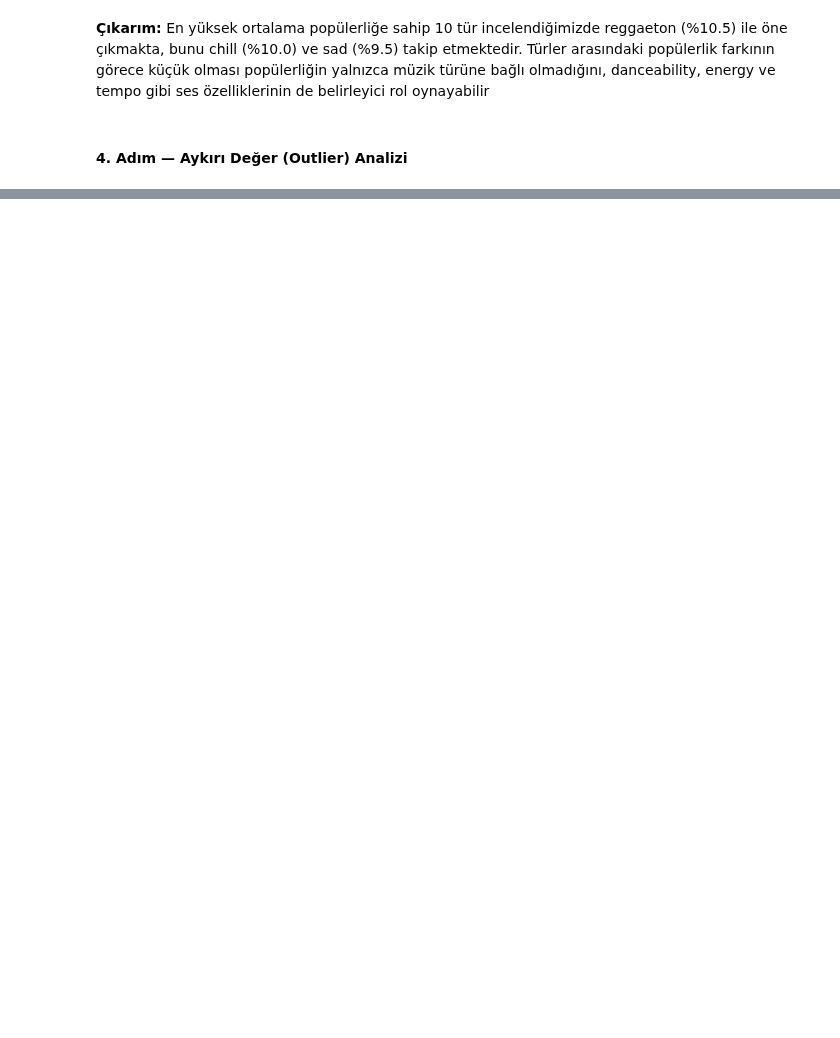
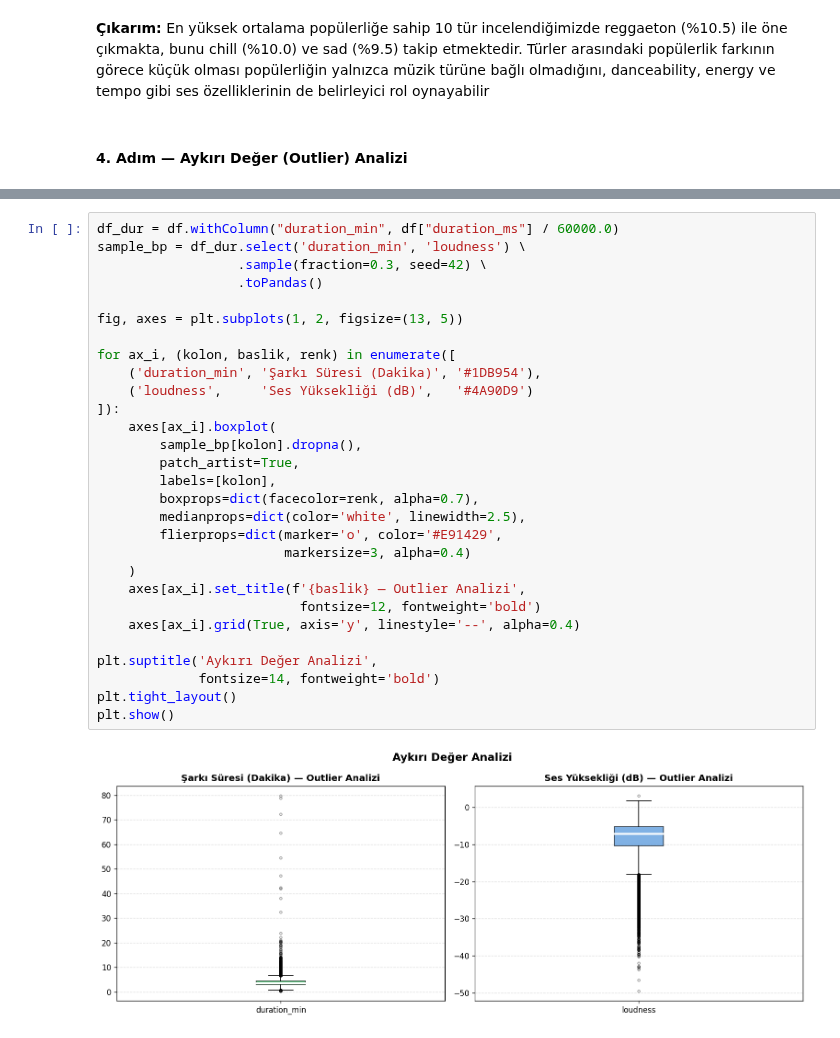
Before and after one commit to ceylinatli/spotify-bigdata-project, a Jupyter notebook: spark/notebooks/adim4_eda.ipynb, the cells around one changed output, grey strips where cells are left out. Cells and saved outputs as stored; diff of their text form; blank space fills up the shorter version.

```diff
--- a/spark/notebooks/adim4_eda.ipynb
+++ b/spark/notebooks/adim4_eda.ipynb
@@ -355,0 +426,31 @@ plt.show()
+# %%
+df_dur = df.withColumn("duration_min", df["duration_ms"] / 60000.0)
+sample_bp = df_dur.select('duration_min', 'loudness') \
+                  .sample(fraction=0.3, seed=42) \
+                  .toPandas()
+
+fig, axes = plt.subplots(1, 2, figsize=(13, 5))
+
+for ax_i, (kolon, baslik, renk) in enumerate([
+    ('duration_min', 'Şarkı Süresi (Dakika)', '#1DB954'),
+    ('loudness',     'Ses Yüksekliği (dB)',   '#4A90D9')
+]):
+    axes[ax_i].boxplot(
+        sample_bp[kolon].dropna(),
+        patch_artist=True,
+        labels=[kolon],
+        boxprops=dict(facecolor=renk, alpha=0.7),
+        medianprops=dict(color='white', linewidth=2.5),
+        flierprops=dict(marker='o', color='#E91429',
+                        markersize=3, alpha=0.4)
+    )
+    axes[ax_i].set_title(f'{baslik} — Outlier Analizi',
+                          fontsize=12, fontweight='bold')
+    axes[ax_i].grid(True, axis='y', linestyle='--', alpha=0.4)
+
+plt.suptitle('Aykırı Değer Analizi',
+             fontsize=14, fontweight='bold')
+plt.tight_layout()
+plt.show()
+# %% [output]
+[figure, added]
```
Also changed, not shown: parts of 51 cells of this notebook.
